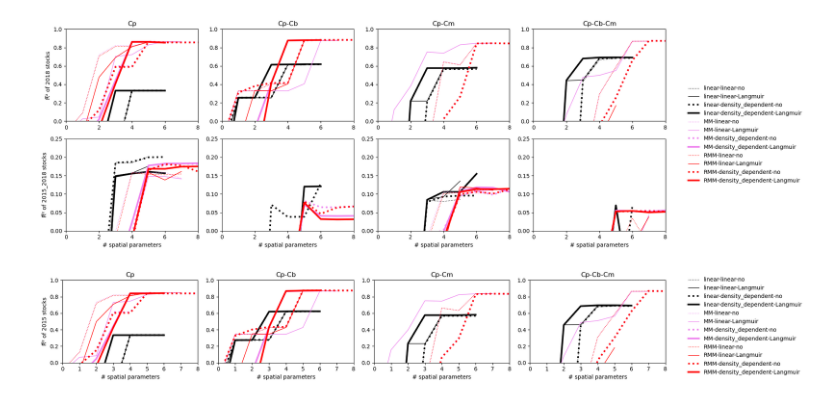
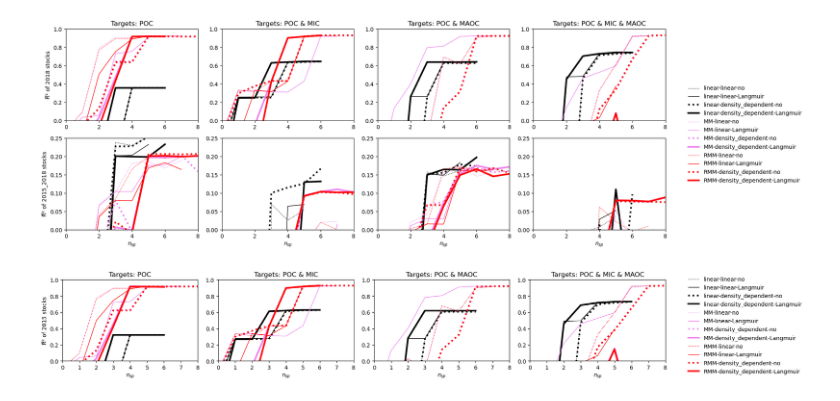
Before and after one commit to LeRoss92/Hybrid-Craig-and-Dynamic-LUCAS, a Jupyter notebook: 7_analysis.ipynb, the cells around one changed output. Cells and saved outputs as stored; diff of their text form; code cells hidden in the pictures.

```diff
--- a/7_analysis.ipynb
+++ b/7_analysis.ipynb
@@ -608,11 +188,9 @@ determination(x_var, y_var, temp, target_combis, n, md, mt, sat, x_xy, 'CUE_beta
 from doctest import ELLIPSIS_MARKER
 from matplotlib.lines import Line2D
 
-# del max
-# del min
-
 lucas = pd.read_pickle("5_with_predictions.pkl")
 split = lucas['split']
+folds = 5
 
 # numpy pickle-compat shim: some pickles reference numpy._core.*
 import sys
@@ -681,8 +259,8 @@ def plot(temps, filename):
             else:
                 ax = axes[row_i, col_i]
             for version in versions:
-                arr = np.full((10, 3, 20), np.nan)
-                for fold in range(10): # loop over folds
+                arr = np.full((folds, 3, 20), np.nan)
+                for fold in range(folds): # loop over folds
                     files = [f for f in all_files
                         if version in f
                         and f"fold{fold}" in f
@@ -697,9 +275,9 @@ def plot(temps, filename):
                         y = data[[f"target_{tar}" for tar in target_names]].to_numpy()
                         y_p = data[[f"pred_{tar}" for tar in target_names]].to_numpy()
                         r2_vec = r2_like_training(y, y_p)
+                        # print(r2_vec)
                         arr[fold, :len(target_names), f] = r2_vec
-                if np.isnan(arr).all():
-                    print('all nan:', temp, targets, version)
+                # print(arr.shape)
                 arr_nonan = arr[:, :, ~np.all(np.isnan(arr), axis=(0,1))]  # remove spatial parameters which are not there
                 arr_nonan = arr_nonan[:, ~np.all(np.isnan(arr_nonan), axis=(0, 2)), :]  # keep only existing targets
                 med = np.median(arr_nonan, axis=0) # median along folds
@@ -718,8 +296,11 @@ def plot(temps, filename):
                     "max n_sp": total,
                     "best mean R2": best_meanR2
                 })
+        #         break
+        #     break
+        # break
 
-    targets_list = ["Cp", "Cp-Cb", "Cp-Cm", "Cp-Cb-Cm"]
+    targets_list = ["Targets: POC", "Targets: POC & MIC", "Targets: POC & MAOC", "Targets: POC & MIC & MAOC"]
 
     x_max = max((len(line.get_xdata()) for ax in axes.ravel() for line in ax.get_lines()), default=1) - 1
     for r, t in enumerate(temps):
@@ -735,7 +316,7 @@ def plot(temps, filename):
             if c == 0 and r in [2]:
                 ax.set_ylabel(f"R\u0305² of {t} Δ stocks")
             if r == len(temps) - 1:
-                ax.set_xlabel("# spatial parameters")
+                ax.set_xlabel("$n_{sp}$")
 
     for row_i, temp in enumerate(temps): # temp
         for col_i, targets in enumerate(["Cp", "Cp-Cb", "Cp-Cm", "Cp-Cb-Cm"]): # targets
@@ -753,35 +334,34 @@ def plot(temps, filename):
     legend_elements = []
     for version, style in versions.items():
         legend_elements.append(
             Line2D(
                 [0], [0],
                 color=style["color"],
                 linestyle=style["texture"],
                 linewidth=style["linewidth"],
                 label=style["legend"],   # or label=version
             )
         )
 
     # Single legend next to the parent plot
     fig.legend(
         handles=legend_elements,
         loc="center left",
         bbox_to_anchor=(1.02, 0.5),
         borderaxespad=0.,
         frameon=False)
 
     plt.tight_layout()
     plt.savefig(filename, dpi=300, bbox_inches="tight")
-    plt.show()
 
     return pd.DataFrame(results)
 
 res_1 = plot(["2018", "2015_2018"], 'figures/line_adaptability_grid_main.png')
 res_2 = plot(["2015"], 'figures/line_adaptability_grid_supp.png')
 res = pd.concat([res_1, res_2], ignore_index=True)
 res.to_csv("figures/adaptability_grid_results.csv", index=False)
 # %% [output]
-[figure, old version]
+[figure, new version]
-[figure, old version]
+[figure, new version]
 # %%
 ### pick versions for SfT, CUE and Qmax analysis
```
Also changed, not shown: parts of 12 cells of this notebook, 8 other files.
